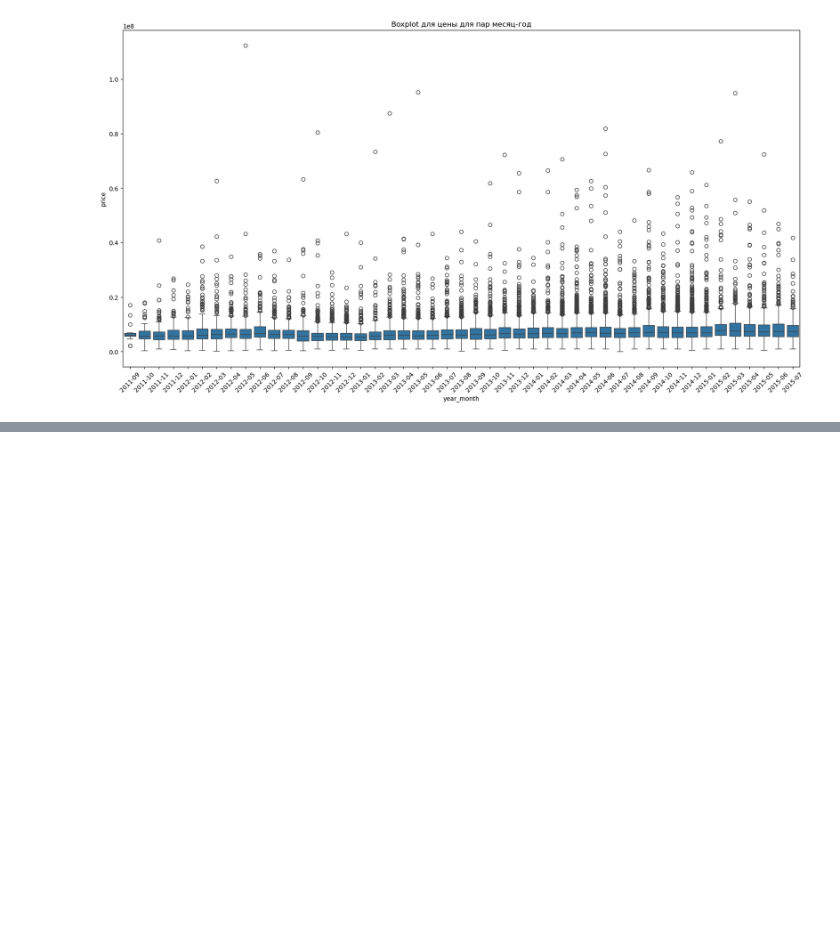
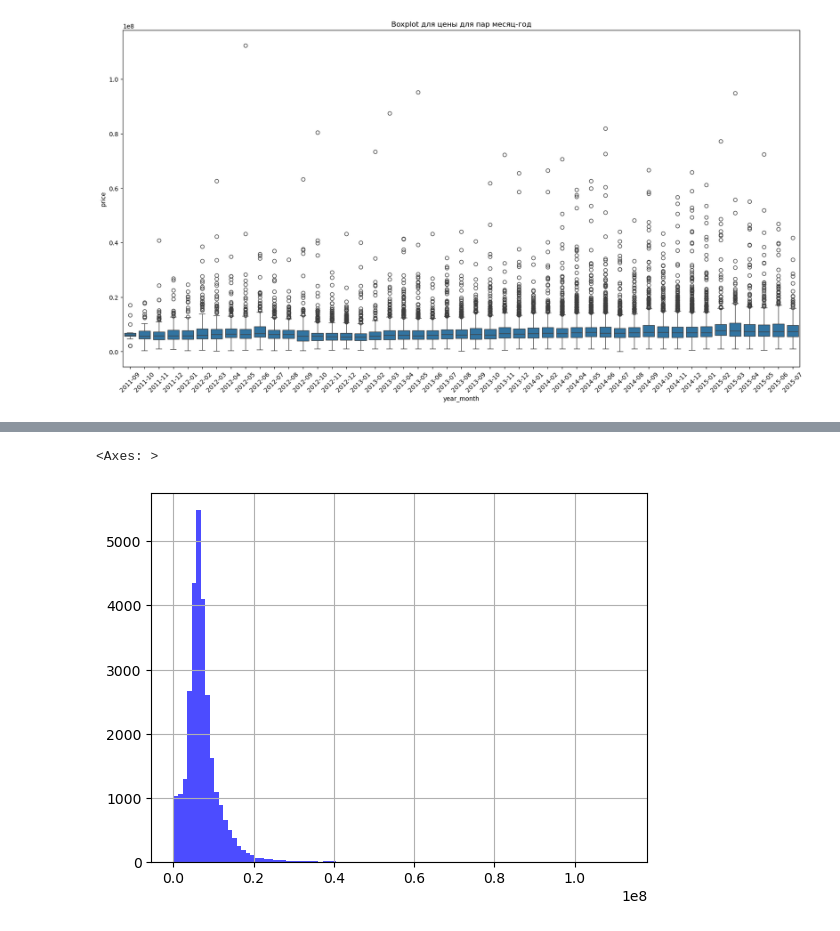
Before and after one commit to mic-icloud/ml-hard, a Jupyter notebook: 2-part/hw-1.ipynb, the cells around one changed output, grey strips where cells are left out. Drawn from its saved outputs; the diff is of its cells as text; code cells hidden in the pictures; blank space fills up the shorter version.

```diff
--- a/2-part/hw-1.ipynb
+++ b/2-part/hw-1.ipynb
@@ -133,0 +167,3 @@ plt.show()
+# %%
+# прочитать файл и отформатировать timestamp в формате даты
+main_train = pd.read_csv(path+"HW_train_main_data.csv", parse_dates=['timestamp']); main_train.head()
@@ -133,0 +186,2 @@ plt.show()
+# %%
+add_train = pd.read_csv(path+"HW_train_additional_data.csv"); add_train.head()
@@ -133,0 +208,2 @@ plt.show()
+# %%
+merge_train_add = main_train.merge(add_train, on='id', how='inner'); merge_train_add.head()
@@ -133,0 +248,5 @@ plt.show()
+# %%
+merge_train_add.price.hist(bins=100, color='blue', alpha=0.7)
+# %% [output]
+<Axes: >
+[figure, added]
```
Also changed, not shown: parts of 19 cells of this notebook, 1 other file.
